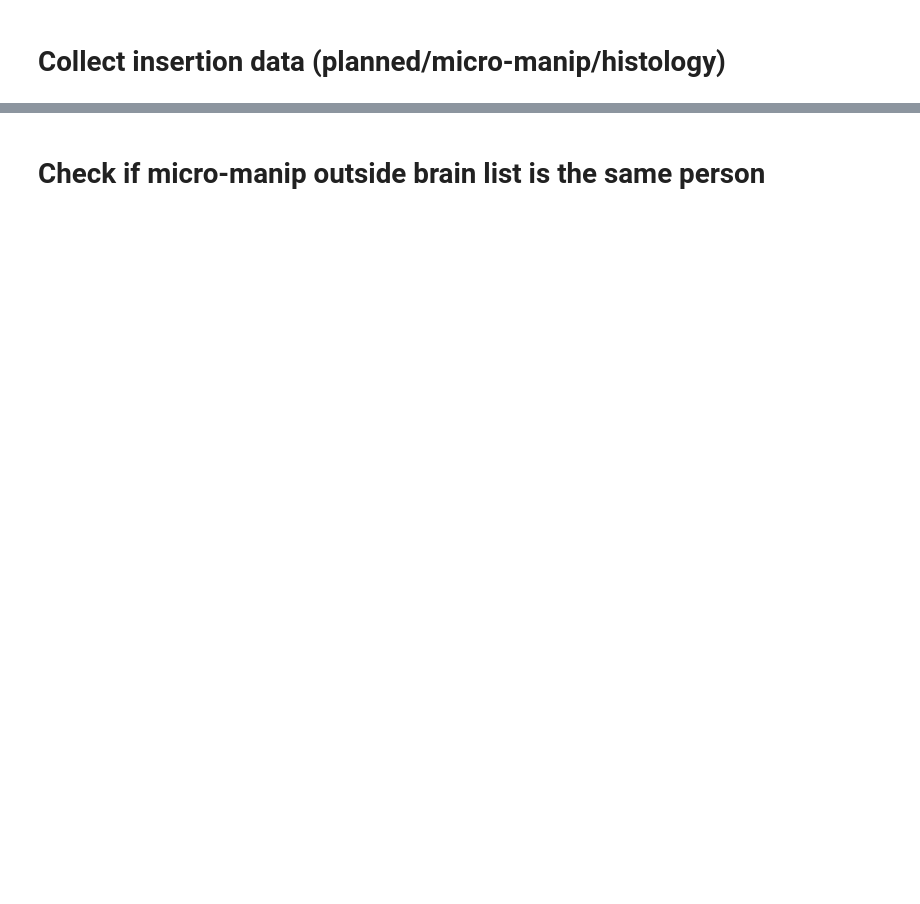
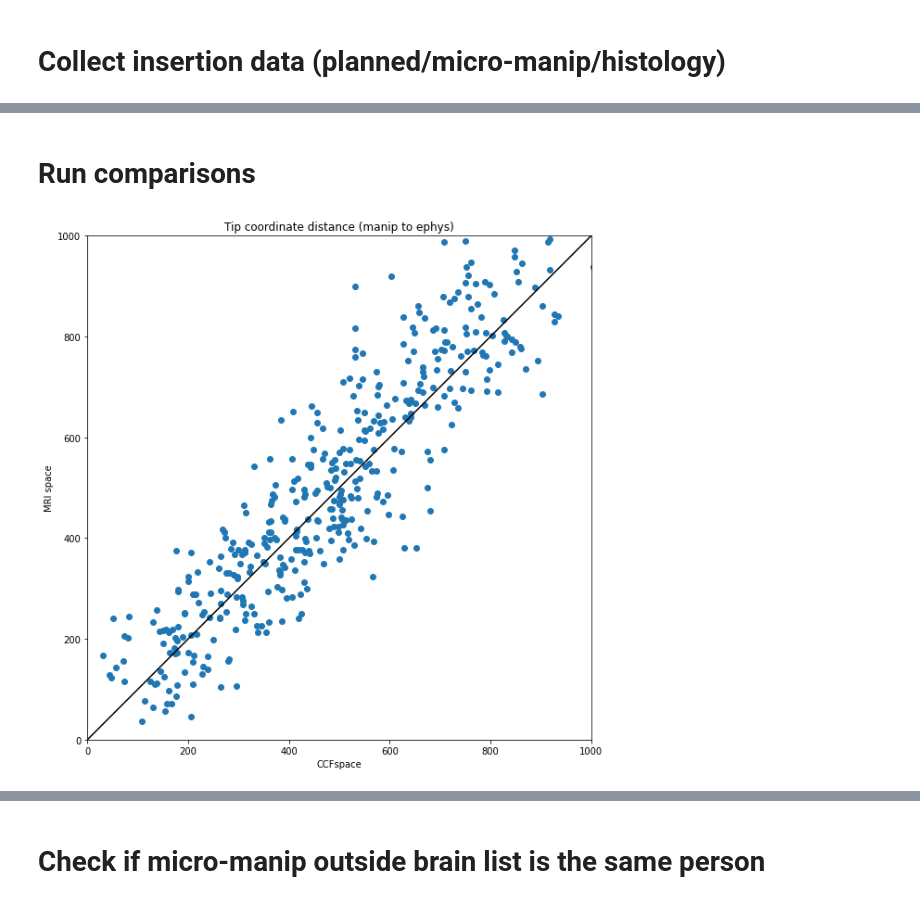
Before and after one commit to int-brain-lab/ibl-viz, a Jupyter notebook: bwm/bwm_ins_analysis_needles_vs_mri.ipynb, the cells around one changed output, grey strips where cells are left out. Saved outputs shown, nothing was run; the diff lists cells and outputs as text; code cells hidden in the pictures; blank space fills up the shorter version.

```diff
--- a/bwm/bwm_ins_analysis_needles_vs_mri.ipynb
+++ b/bwm/bwm_ins_analysis_needles_vs_mri.ipynb
@@ -86,0 +111,8 @@ for traj in bwm_ephys:
+# %%
+# fix flipped DV axis in sessions
+for pid in traj_data.keys():
+  type = 'micro-manip'
+  if type in traj_data[pid]:
+    for atlas_type in traj_data[pid][type].keys():
+      (ecoord, tcoord, angles, depth) = traj_data[pid][type][atlas_type]
+      print(ecoord)
@@ -86,0 +137,40 @@ for traj in bwm_ephys:
+# %% [markdown]
+# Run comparisons
+# %%
+def compare_needles_mri_ccf(pid_data):
+  # pull the micro-manip and ephys coordinates
+  # for mm get the ccf and mri coordinates
+  # for ephys just get the ccf coordinate (the rest are not real)
+  if 'micro-manip' in pid_data.keys() and 'ephys' in pid_data.keys():
+    mm_entry_ccf = pid_data['micro-manip']['ccf'][0]
+    mm_entry_mri = pid_data['micro-manip']['mri'][0]
+    ephys_entry_ccf = pid_data['ephys']['ccf'][0]
+    # compute the distances
+    ccf_dist = vec_dist(mm_entry_ccf, ephys_entry_ccf)
+    mri_dist = vec_dist(mm_entry_mri, ephys_entry_ccf)
+
+    return (ccf_dist, mri_dist)
+  else:
+    return (np.nan, np.nan)
+# %%
+ccf_dists = []
+mri_dists = []
+
+for pid in traj_data.keys():
+  pid_data = traj_data[pid]
+  (ccf_dist, mri_dist) = compare_needles_mri_ccf(pid_data)
+  ccf_dists.append(ccf_dist)
+  mri_dists.append(mri_dist)
+# %%
+fig = plt.figure(figsize=(10,10))
+ax = fig.add_subplot()
+plt.title("Tip coordinate distance (manip to ephys)")
+plt.plot(ccf_dists,mri_dists,'o')
+plt.plot([0,1000],[0,1000],'-k')
+plt.xlim([0, 1000])
+plt.ylim([0, 1000])
+plt.xlabel('CCFspace')
+plt.ylabel('MRI space')
+ax.set_aspect('equal', adjustable='box')
+# %% [output]
+[figure, added]
```
Also changed, not shown: parts of 53 cells of this notebook, 19 other files.
